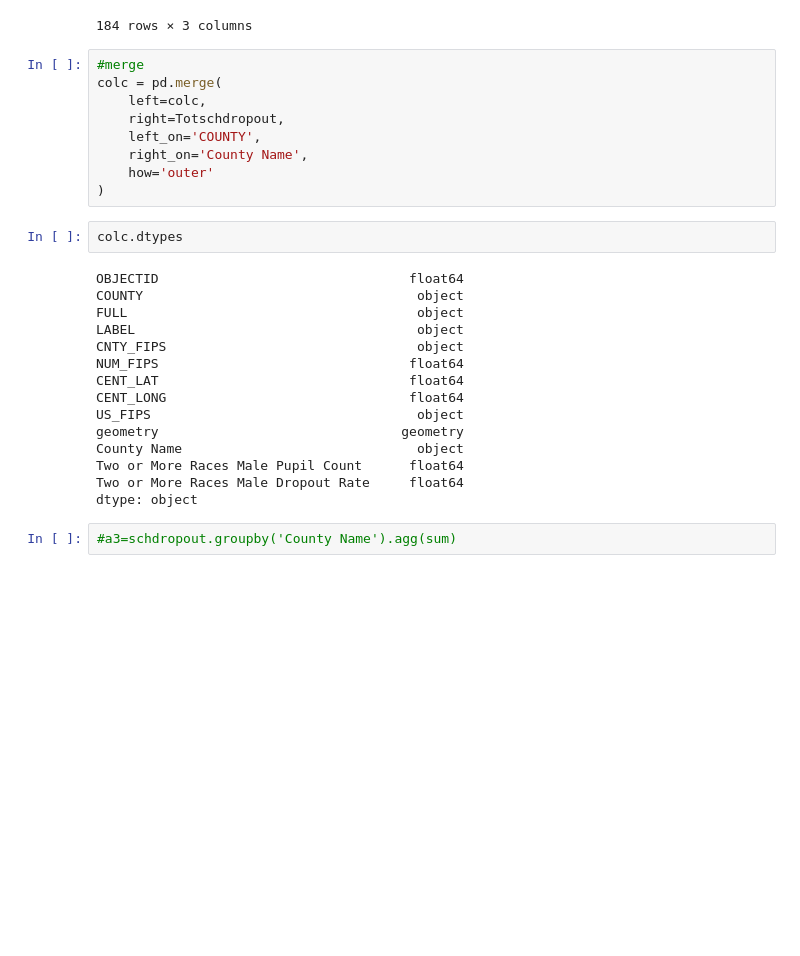
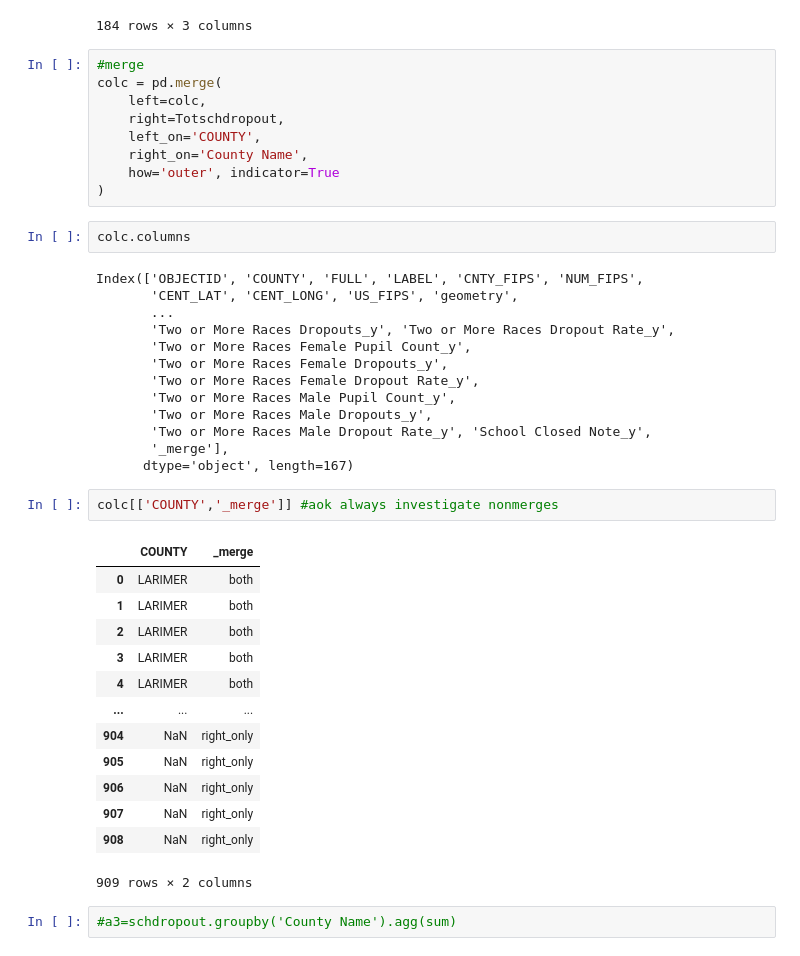
Before and after one commit to beryl09/beryl09, a Jupyter notebook: Ps2.ipynb, the cells around one changed output. Drawn from its saved outputs; the diff is of its cells as text; blank space fills up the shorter version.

```diff
--- a/Ps2.ipynb
+++ b/Ps2.ipynb
@@ -393,25 +412,39 @@ colc = pd.merge(
     right=Totschdropout,
     left_on='COUNTY',
     right_on='County Name',
-    how='outer'
+    how='outer', indicator=True
 )
 # %%
-colc.dtypes
+colc.columns
 # %% [output]
-OBJECTID                                float64
-COUNTY                                   object
-FULL                                     object
-LABEL                                    object
-CNTY_FIPS                                object
-NUM_FIPS                                float64
-CENT_LAT                                float64
-CENT_LONG                               float64
-US_FIPS                                  object
-geometry                               geometry
-County Name                              object
-Two or More Races Male Pupil Count      float64
-Two or More Races Male Dropout Rate     float64
-dtype: object
+Index(['OBJECTID', 'COUNTY', 'FULL', 'LABEL', 'CNTY_FIPS', 'NUM_FIPS',
+       'CENT_LAT', 'CENT_LONG', 'US_FIPS', 'geometry',
+       ...
+       'Two or More Races Dropouts_y', 'Two or More Races Dropout Rate_y',
+       'Two or More Races Female Pupil Count_y',
+       'Two or More Races Female Dropouts_y',
+       'Two or More Races Female Dropout Rate_y',
+       'Two or More Races Male Pupil Count_y',
+       'Two or More Races Male Dropouts_y',
+       'Two or More Races Male Dropout Rate_y', 'School Closed Note_y',
+       '_merge'],
+      dtype='object', length=167)
+# %%
+colc[['COUNTY','_merge']] #aok always investigate nonmerges
+# %% [output]
+|  | COUNTY | _merge |
+| 0 | LARIMER | both |
+| 1 | LARIMER | both |
+| 2 | LARIMER | both |
+| 3 | LARIMER | both |
+| 4 | LARIMER | both |
+| ... | ... | ... |
+| 904 | NaN | right_only |
+| 905 | NaN | right_only |
+| 906 | NaN | right_only |
+| 907 | NaN | right_only |
+| 908 | NaN | right_only |
+909 rows × 2 columns
 # %%
 #a3=schdropout.groupby('County Name').agg(sum)
 # %%
```
Also changed, not shown: parts of 7 cells of this notebook.
